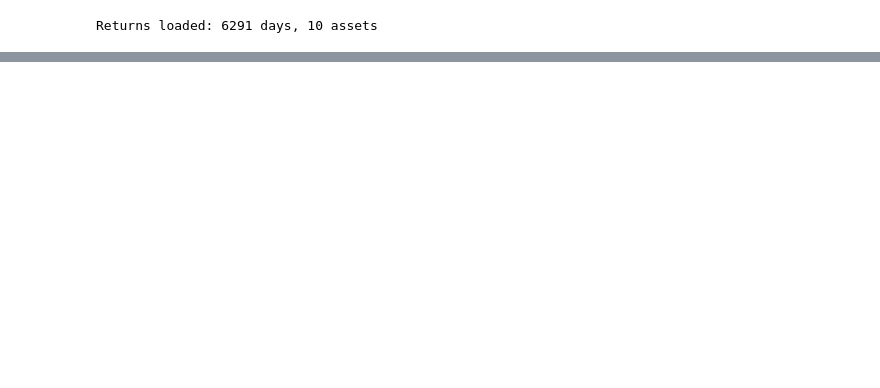
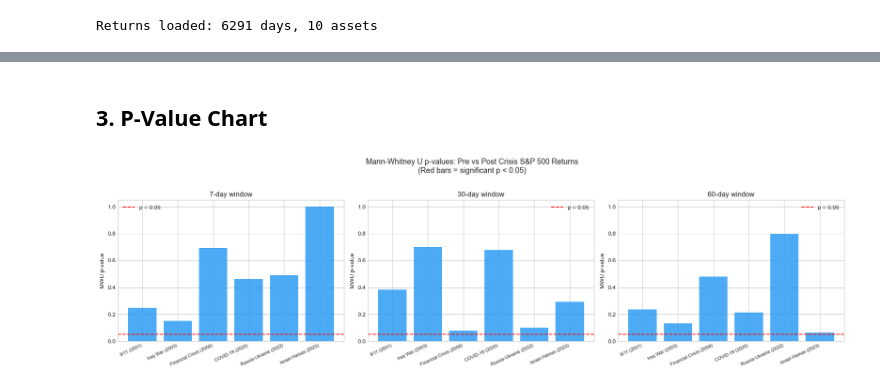
Before and after one commit to yagmurcaloglu-design/DSA_210_TermProject, a Jupyter notebook: hypothesis_testing.ipynb, the cells around one changed output, grey strips where cells are left out. Saved outputs shown, nothing was run; the diff lists cells and outputs as text; code cells hidden in the pictures; blank space fills up the shorter version.

```diff
--- a/hypothesis_testing.ipynb
+++ b/hypothesis_testing.ipynb
@@ -382,0 +176,26 @@ Closest result: Defense during Israel-Hamas (2023), T-test p = 0.095 — directi
+# %% [markdown]
+## 3. P-Value Chart
+# %%
+# P-value chart for all window sizes
+fig, axes = plt.subplots(1, 3, figsize=(18, 5))
+
+for idx, window in enumerate([7, 30, 60]):
+    ax = axes[idx]
+    w_data = window_df[window_df['Window'] == f'{window}d']
+
+    colors = ['#d62728' if p < 0.05 else '#2196F3' for p in w_data['MWU p']]
+    ax.bar(range(len(w_data)), w_data['MWU p'], color=colors, alpha=0.8)
+    ax.axhline(y=0.05, color='red', linestyle='--', linewidth=1.5, label='p = 0.05')
+    ax.set_xticks(range(len(w_data)))
+    ax.set_xticklabels(w_data['Crisis'], rotation=25, ha='right', fontsize=8)
+    ax.set_ylabel('MWU p-value')
+    ax.set_title(f'{window}-day window')
+    ax.set_ylim(0, 1.05)
+    ax.legend()
+
+plt.suptitle('Mann-Whitney U p-values: Pre vs Post Crisis S&P 500 Returns\n(Red bars = significant p < 0.05)',
+             fontsize=13, y=1.02)
+plt.tight_layout()
+plt.show()
+# %% [output]
+[figure, added]
```
Also changed, not shown: parts of 38 cells of this notebook.
